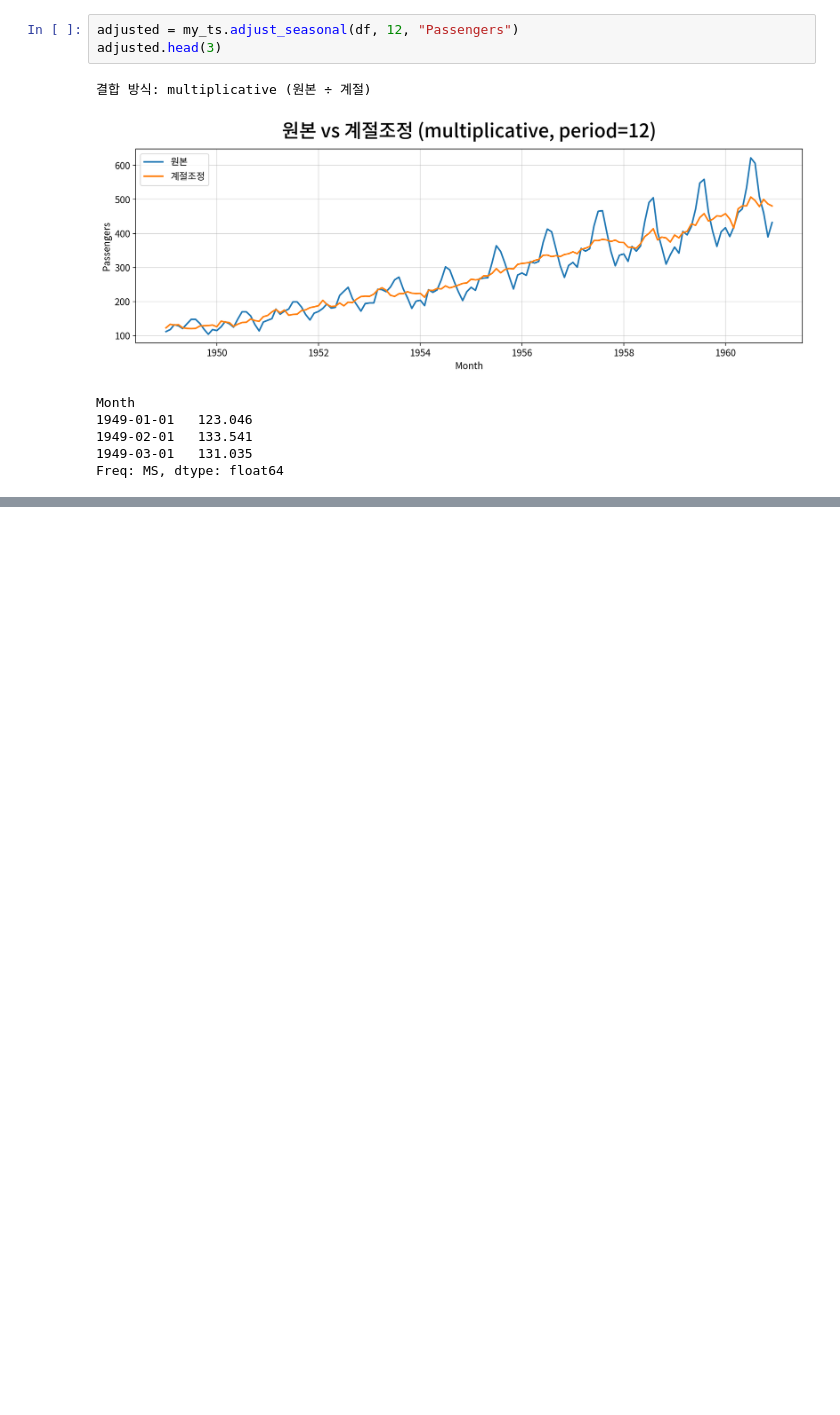
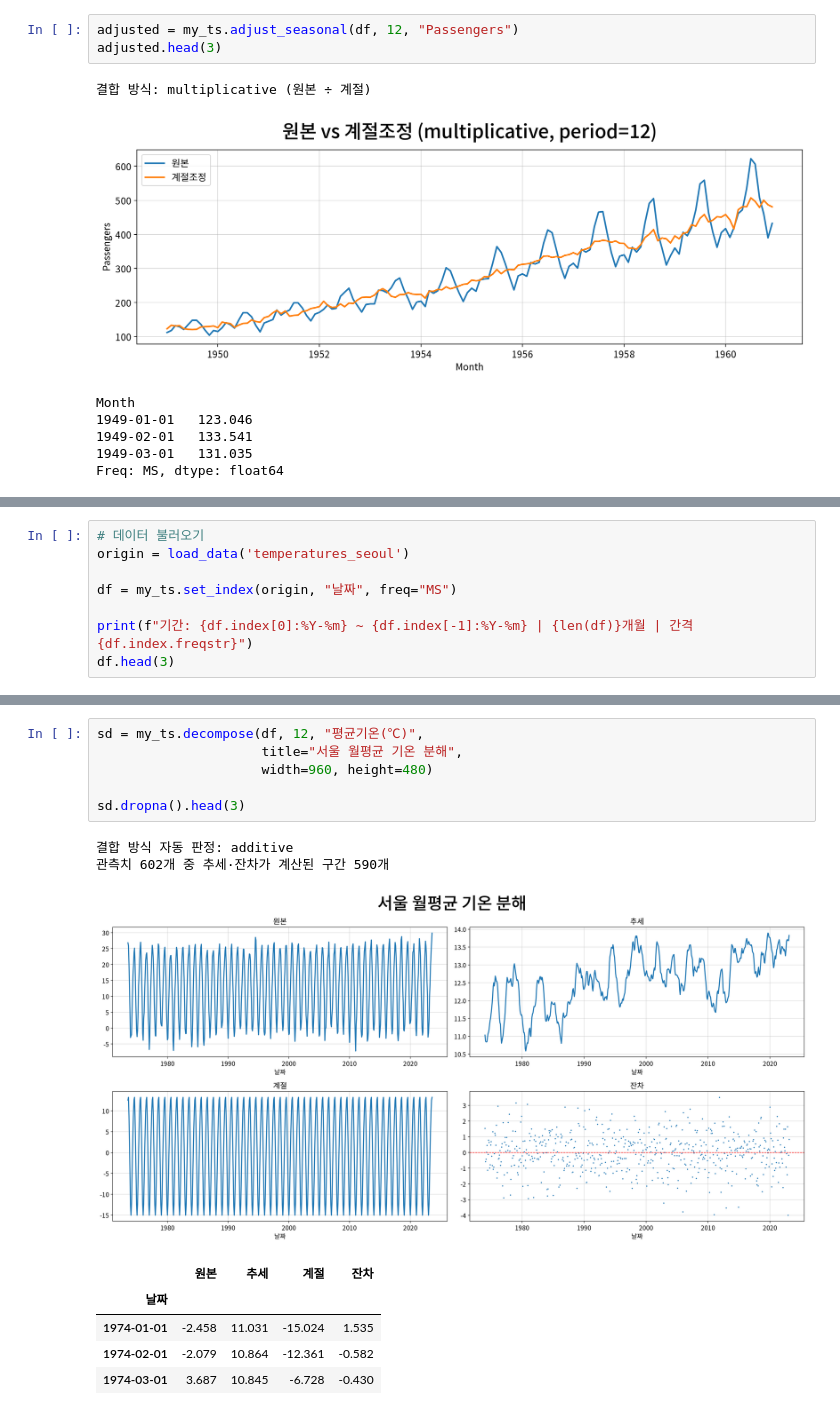
Before and after one commit to Jae1-99999/Jaewon, a Jupyter notebook: 연습/[LAB-11] 시계열 분석ㅣ03-분해 시계열(실습코드).ipynb, the cells around one changed output, grey strips where cells are left out. Drawn from its saved outputs; the diff is of its cells as text; blank space fills up the shorter version.

```diff
--- a/연습/[LAB-11] 시계열 분석ㅣ03-분해 시계열(실습코드).ipynb
+++ b/연습/[LAB-11] 시계열 분석ㅣ03-분해 시계열(실습코드).ipynb
@@ -331,0 +349,8 @@ Freq: MS, dtype: float64
+# %%
+# 데이터 불러오기
+origin = load_data('temperatures_seoul')
+
+df = my_ts.set_index(origin, "날짜", freq="MS")
+
+print(f"기간: {df.index[0]:%Y-%m} ~ {df.index[-1]:%Y-%m} | {len(df)}개월 | 간격 {df.index.freqstr}")
+df.head(3)
@@ -331,0 +365,15 @@ Freq: MS, dtype: float64
+# %%
+sd = my_ts.decompose(df, 12, "평균기온(℃)",
+                     title="서울 월평균 기온 분해",
+                     width=960, height=480)
+
+sd.dropna().head(3)
+# %% [output]
+결합 방식 자동 판정: additive
+관측치 602개 중 추세·잔차가 계산된 구간 590개
+[figure, added]
+|  | 원본 | 추세 | 계절 | 잔차 |
+| 날짜 |  |  |  |  |
+| 1974-01-01 | -2.458 | 11.031 | -15.024 | 1.535 |
+| 1974-02-01 | -2.079 | 10.864 | -12.361 | -0.582 |
+| 1974-03-01 | 3.687 | 10.845 | -6.728 | -0.430 |
```
Also changed, not shown: parts of 5 cells of this notebook, 12 other files.
